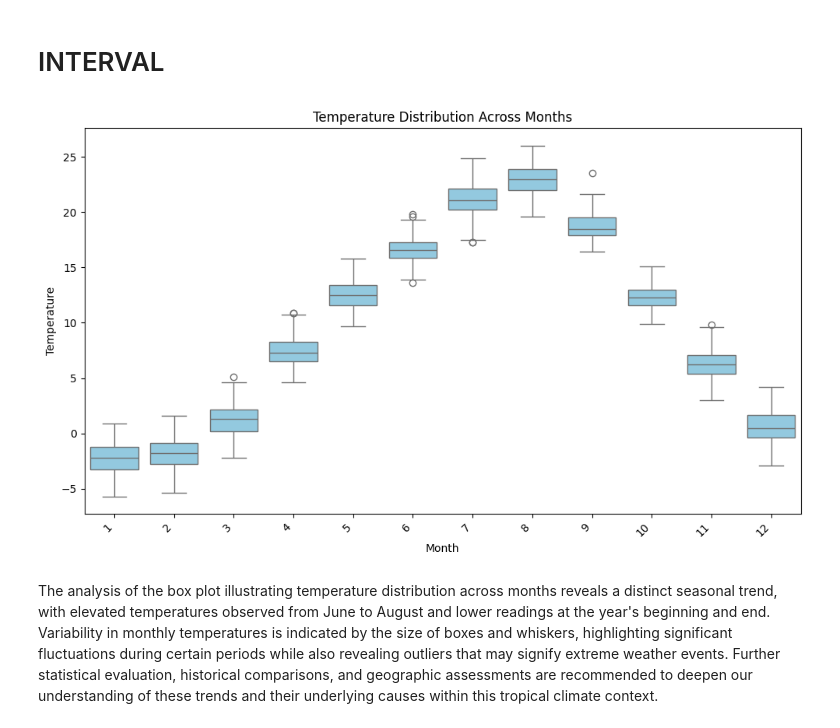
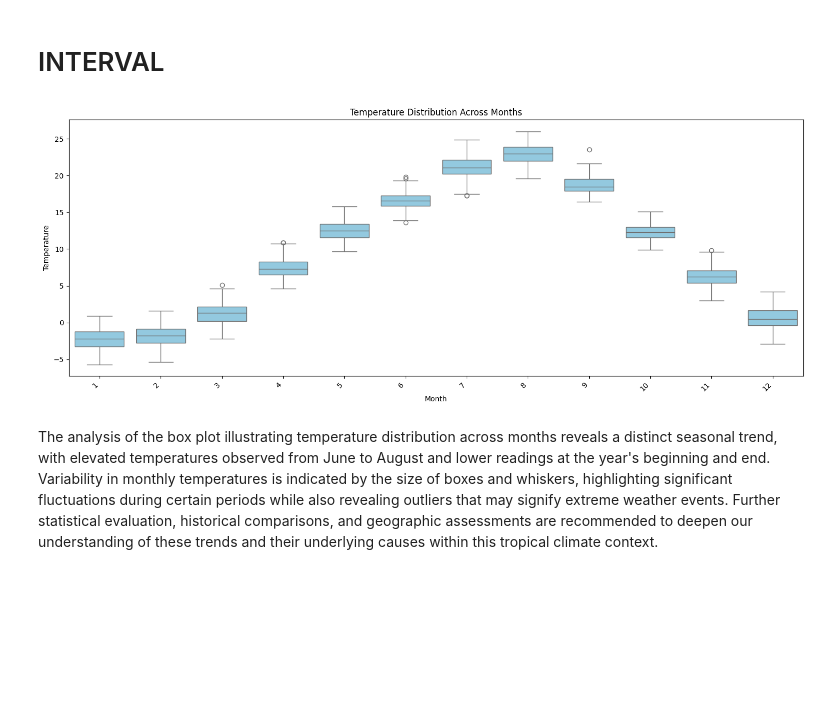
Before and after one commit to marivic9/EDA---CS-103, a Jupyter notebook: Assignment_Statistics.ipynb, the cells around one changed output. Drawn from its saved outputs; the diff is of its cells as text; code cells hidden in the pictures; blank space fills up the shorter version.

```diff
--- a/Assignment_Statistics.ipynb
+++ b/Assignment_Statistics.ipynb
@@ -133,17 +133,17 @@ The temperature trend graph reveals a distinct seasonal pattern characterized by
 # %% [markdown]
 # INTERVAL
 # %%
-plt.figure(figsize=(10, 6))
+plt.figure(figsize=(15, 6))
 sns.boxplot(x='month', y='temperature', data=temp, color='skyblue')
 
 plt.xlabel("Month")
 plt.ylabel("Temperature")
 plt.title("Temperature Distribution Across Months")
 plt.xticks(rotation=45, ha='right')
 plt.tight_layout()
 plt.show()
 # %% [output]
-[figure, old version]
+[figure, new version]
 # %% [markdown]
 The analysis of the box plot illustrating temperature distribution across months reveals a distinct seasonal trend, with elevated temperatures observed from June to August and lower readings at the year's beginning and end. Variability in monthly temperatures is indicated by the size of boxes and whiskers, highlighting significant fluctuations during certain periods while also revealing outliers that may signify extreme weather events. Further statistical evaluation, historical comparisons, and geographic assessments are recommended to deepen our understanding of these trends and their underlying causes within this tropical climate context.
 # %% [markdown]
```
Also changed, not shown: parts of 2 cells of this notebook.
